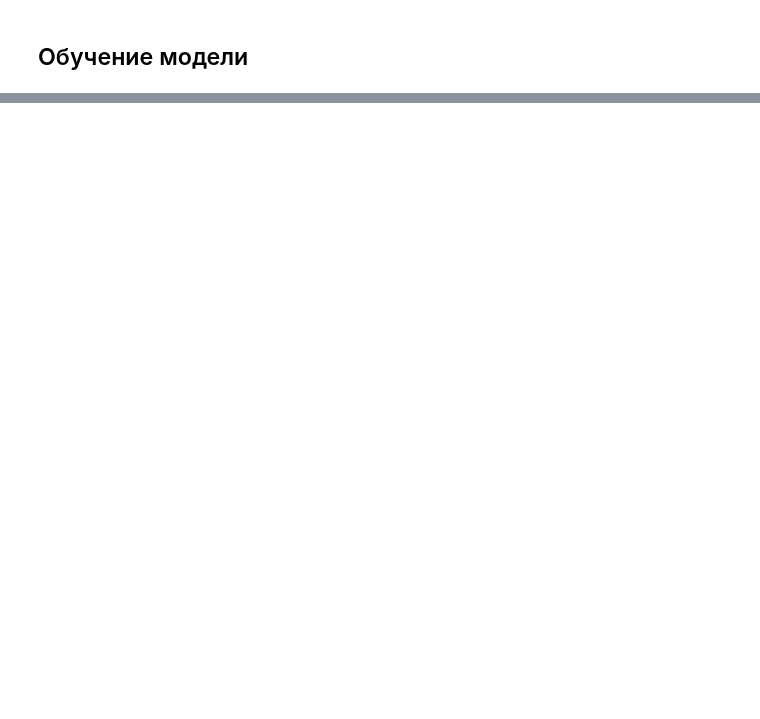
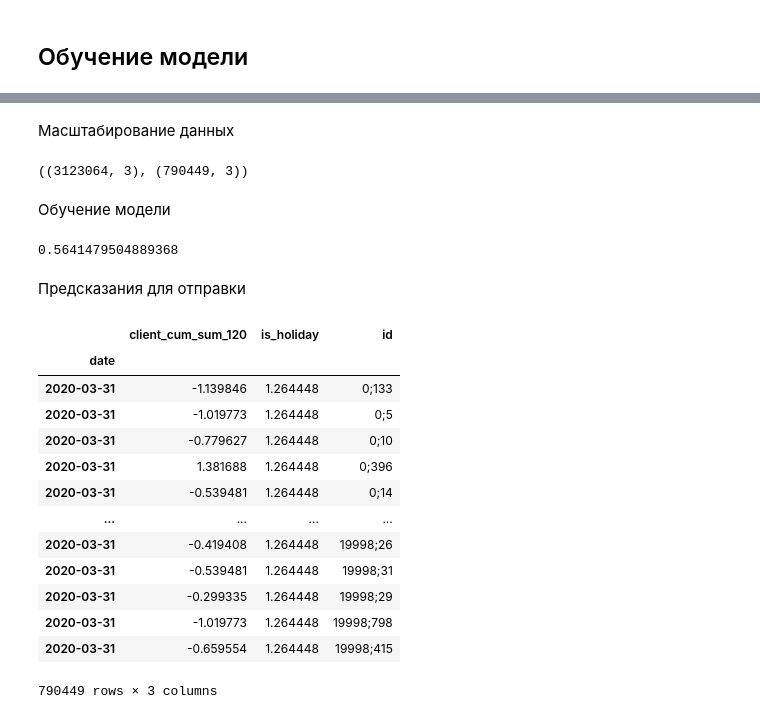
Before and after one commit to denis-42ds/next_order_forecast, a Jupyter notebook: sbermarket-competition.ipynb, the cells around one changed output, grey strips where cells are left out. Saved outputs shown, nothing was run; the diff lists cells and outputs as text; code cells hidden in the pictures; blank space fills up the shorter version.

```diff
--- a/sbermarket-competition.ipynb
+++ b/sbermarket-competition.ipynb
@@ -280,0 +509,3 @@ Timestamp('2020-09-04 23:45:45')
+# %%
+sample_sub['date'] = pd.to_datetime('2020-03-31')
+sample_sub.drop(['target'], axis=1, inplace=True)
@@ -280,0 +514,2 @@ Timestamp('2020-09-04 23:45:45')
+# %%
+sample_sub['is_holiday'] = sample_sub['date'].isin(holidays['date']).astype('int8')
@@ -280,0 +518,49 @@ Timestamp('2020-09-04 23:45:45')
+# %%
+df_unique_last = X.drop_duplicates(subset='id', keep='last')
+sample_sub = sample_sub.merge(df_unique_last[['id', 'client_cum_sum_120']], how='left', on='id')
+sample_sub.set_index('date', inplace=True)
+sample_sub.sort_index(inplace=True)
+# %% [markdown]
+Масштабирование данных
+# %%
+X_scl = (pd.DataFrame(scaler.fit_transform(X.drop(['id'], axis=1)),
+                      columns=X.drop(['id'], axis=1).columns,
+                      index=X.drop(['id'], axis=1).index))
+X_scl = pd.concat([X_scl, X['id']], axis=1)
+X_sub_scl = (pd.DataFrame(scaler.transform(sample_sub[['client_cum_sum_120', 'is_holiday']]),
+                          columns=sample_sub[['client_cum_sum_120', 'is_holiday']].columns,
+                          index=sample_sub[['client_cum_sum_120', 'is_holiday']].index))
+X_sub_scl = pd.concat([X_sub_scl, sample_sub['id']], axis=1)
+
+X_scl.shape, X_sub_scl.shape
+# %% [output]
+((3123064, 3), (790449, 3))
+# %% [markdown]
+Обучение модели
+# %%
+rfc = RandomForestClassifier(random_state=RANDOM_STATE, class_weight='balanced')
+rfc.fit(X_scl.drop(['id'], axis=1), y)
+rfc_pred_big = rfc.predict(X_scl.drop(['id'], axis=1))
+rfc_big_f1 = f1_score(y, rfc_pred_big)
+rfc_big_f1
+# %% [output]
+0.5641479504889368
+# %% [markdown]
+Предсказания для отправки
+# %%
+X_sub_scl
+# %% [output]
+|  | client_cum_sum_120 | is_holiday | id |
+| date |  |  |  |
+| 2020-03-31 | -1.139846 | 1.264448 | 0;133 |
+| 2020-03-31 | -1.019773 | 1.264448 | 0;5 |
+| 2020-03-31 | -0.779627 | 1.264448 | 0;10 |
+| 2020-03-31 | 1.381688 | 1.264448 | 0;396 |
+| 2020-03-31 | -0.539481 | 1.264448 | 0;14 |
+| ... | ... | ... | ... |
+| 2020-03-31 | -0.419408 | 1.264448 | 19998;26 |
+| 2020-03-31 | -0.539481 | 1.264448 | 19998;31 |
+| 2020-03-31 | -0.299335 | 1.264448 | 19998;29 |
+| 2020-03-31 | -1.019773 | 1.264448 | 19998;798 |
+| 2020-03-31 | -0.659554 | 1.264448 | 19998;415 |
+790449 rows × 3 columns
```
Also changed, not shown: parts of 59 cells of this notebook.
